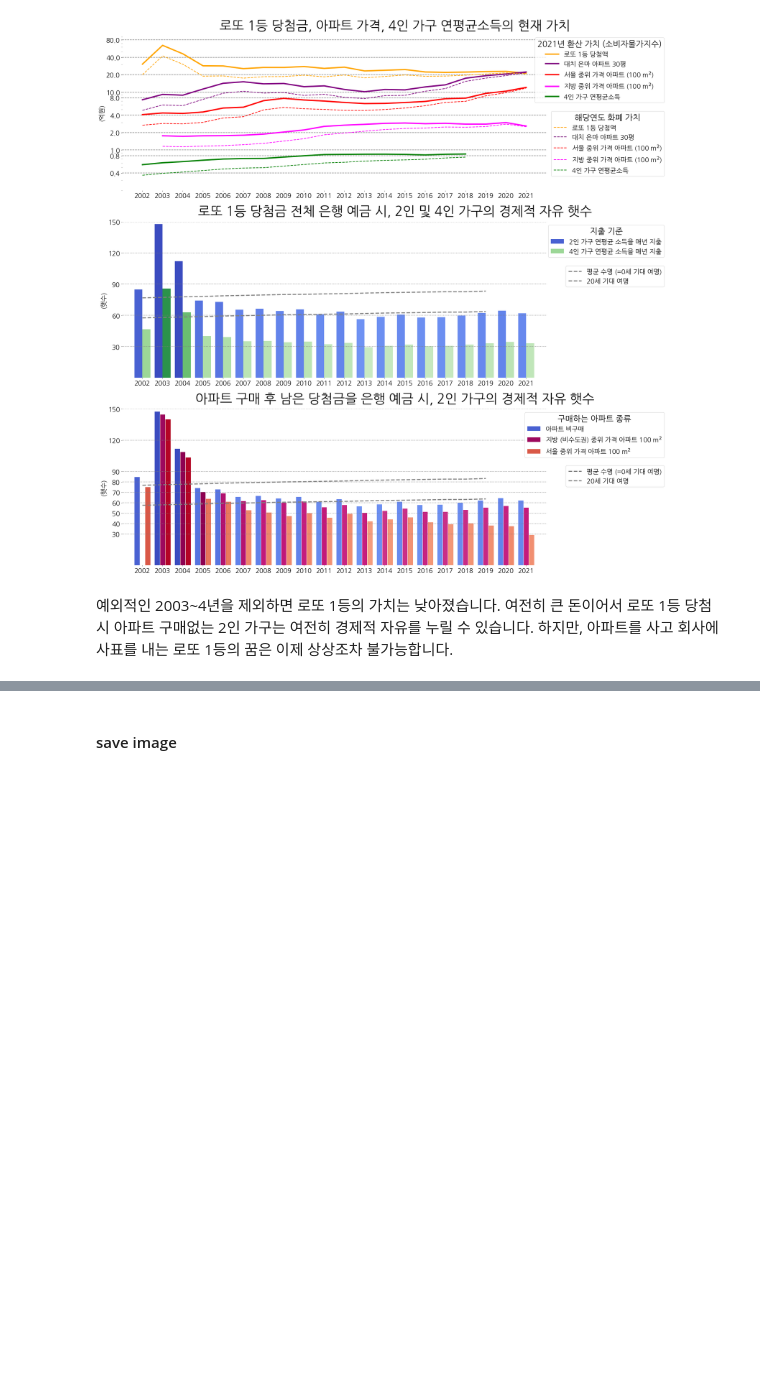
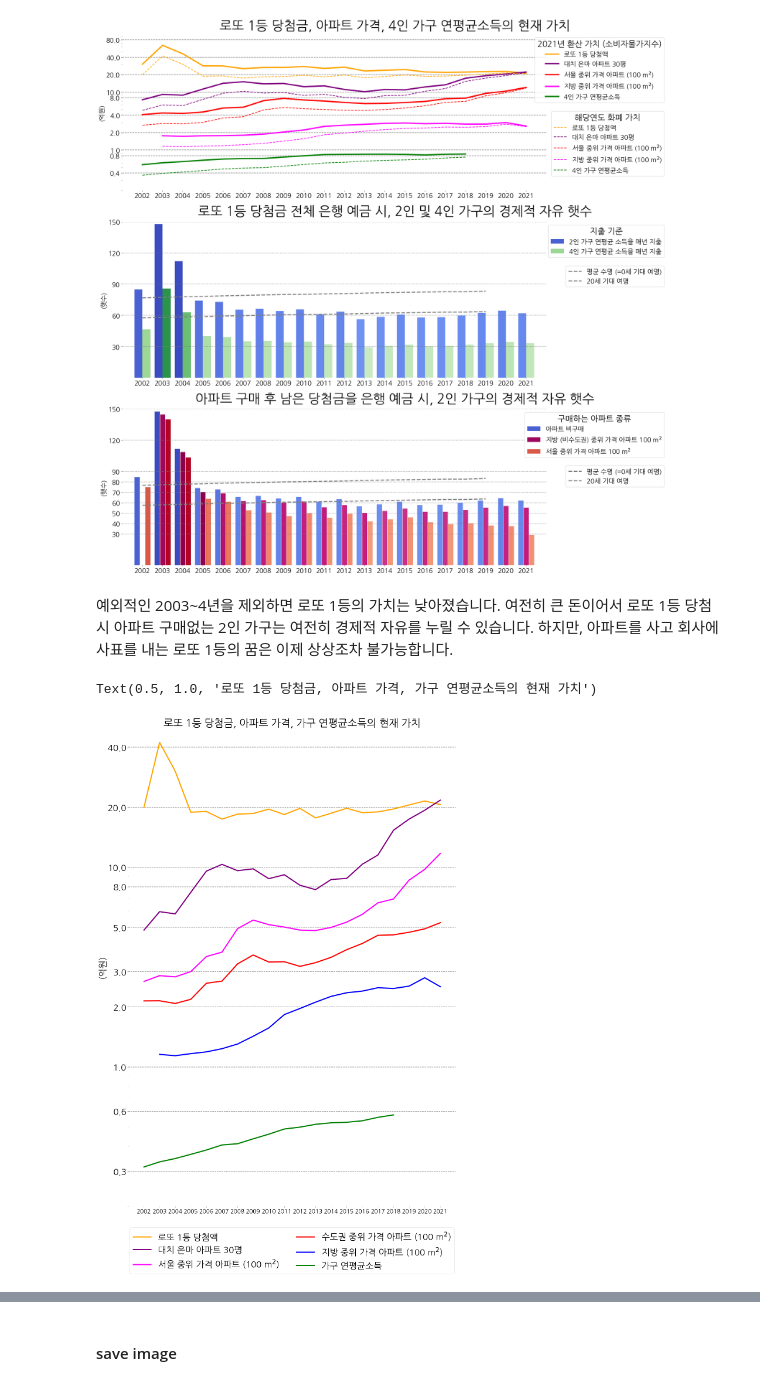
Before and after one commit to tackgeun/soprize, a Jupyter notebook: 210502_Lotto_Index/Lotto-Index.ipynb, the cells around one changed output, grey strips where cells are left out. Drawn from its saved outputs; the diff is of its cells as text; code cells hidden in the pictures; blank space fills up the shorter version.

Commit message:
split subplots into pieces for brunch

```diff
--- a/210502_Lotto_Index/Lotto-Index.ipynb
+++ b/210502_Lotto_Index/Lotto-Index.ipynb
@@ -48,8 +48,10 @@ def rescale_magenta(y):
 - 한 해 1등 당첨 금액의 평균
   - $\text{1인당 당첨금액}^{(Y 년)} = \frac{\sum_{X 회차 \in Y 년}{(X회차 1등 1인당 당첨금액) \times (X 회차 1등 당첨자 수)}}{\sum_{X 회차 \in Y 년}{(X 회차 1등 당첨자 수)}}$
 # %%
-Lpd = pd.DataFrame.from_csv('lottery_stats.csv', sep=',', index_col=None)
-L = Lpd.as_matrix() # I prefer array and martix
+#Lpd = pd.DataFrame.from_csv('lottery_stats.csv', sep=',', index_col=None)
+Lpd = pd.read_csv('lottery_stats.csv', sep=',', index_col=None)
+#L = Lpd.as_matrix() # I prefer array and martix
+L = Lpd.to_numpy() # I prefer array and martix
 stats_dict = dict()
 
 n2003=1
@@ -124,8 +126,11 @@ Eunma = np.asarray(Eunma)
 - 서울, 전국 아파트 실거래 중위가격 가격 (2006.01~2021.2)
 https://kosis.kr/statHtml/statHtml.do?tblId=DT_KAB_11672_S16&orgId=408&language=kor&conn_path=&vw_cd=&list_id=
 # %%
-Apd = pd.DataFrame.from_csv('apartment_stats.csv', encoding='CP949', index_col=0)
-Apt_month = Apd.as_matrix()
+# Apd = pd.DataFrame.from_csv('apartment_stats.csv', encoding='CP949', index_col=0)
+# Apt_month = Apd.as_matrix()
+Apd = pd.read_csv('apartment_stats.csv', encoding='CP949', index_col=0)
+Apt_month = Apd.to_numpy()
+
 Apt_month = Apt_month[1:, [3,1,2]]
 Apt_month = Apt_month.astype(np.float)
 # %%
@@ -418,3 +433,47 @@ plt.show()
 [figure]
 # %% [markdown]
 예외적인 2003~4년을 제외하면 로또 1등의 가치는 낮아졌습니다. 여전히 큰 돈이어서 로또 1등 당첨 시 아파트 구매없는 2인 가구는 여전히 경제적 자유를 누릴 수 있습니다. 하지만, 아파트를 사고 회사에 사표를 내는 로또 1등의 꿈은 이제 상상조차 불가능합니다.
+# %%
+fig = plt.figure(figsize=(20,30))
+
+###########################
+# 1. 로또 1등 당첨금의 환산 가치
+###########################
+
+ax = plt.subplot(1, 1, 1)
+plt.yscale('log', basey=10)
+ax.yaxis.set_major_formatter(ScalarFormatter())
+
+for _pos in ['top', 'bottom', 'left', 'right']:
+    ax.spines[_pos].set_visible(False)
+
+# solid lines for converted price at 2020
+legend_text = ['로또 1등 당첨액', '대치 은마 아파트 30평', '서울 중위 가격 아파트 (100 m$^2$)', '수도권 중위 가격 아파트 (100 m$^2$)', '지방 중위 가격 아파트 (100 m$^2$)', '가구 연평균소득']
+d1, = plt.plot(range(2002,2022), Lprize/10000, linewidth=4, color='orange')
+d2, = plt.plot(range(2002,2022), Eunma /10000, linewidth=4, color='purple')
+d3, = plt.plot(range(2002,2022), Apt_year_0/10000, linewidth=4, color='magenta')
+d4, = plt.plot(range(2002,2022), Apt_year_1/10000, linewidth=4, color='red')
+d5, = plt.plot(range(2003,2022), Apt_year_2/10000, linewidth=4, color='blue')
+d6, = plt.plot(range(2002,2019), Hincome_avg_year/10000, linewidth=4, color='g')
+
+d_lines = [d1,d2,d3,d4,d5,d6]
+
+# horizontal lines
+yticks_list = [0.3, 0.6, 1, 2, 3, 5, 8, 10, 20, 40]
+for i in yticks_list:
+    plt.hlines(i, 2001, 2022, colors='gray', linestyles='--')
+
+plt.xlim(2001,2022)
+plt.ylim(2*10**-1, 50)
+plt.legend(d_lines, legend_text, fontsize=30, ncol = 2, #title='지표', title_fontsize=25,
+                    loc='lower center', bbox_to_anchor=(0.5, -0.15)) #loc='best')#
+#                    loc='center right', bbox_to_anchor=(1, 0.3))
+
+plt.xticks(range(2002,2022), fontsize=20, backgroundcolor='white')
+plt.yticks(yticks_list, fontsize=30)
+plt.ylabel('(억원)', fontsize=30)
+plt.title('로또 1등 당첨금, 아파트 가격, 가구 연평균소득의 현재 가치', fontsize=35)#, pad=0)
+#ax.yaxis.set_minor_formatter(ScalarFormatter())
+# %% [output]
+Text(0.5, 1.0, '로또 1등 당첨금, 아파트 가격, 가구 연평균소득의 현재 가치')
+[figure, added]
```
Also changed, not shown: parts of 8 cells of this notebook.
